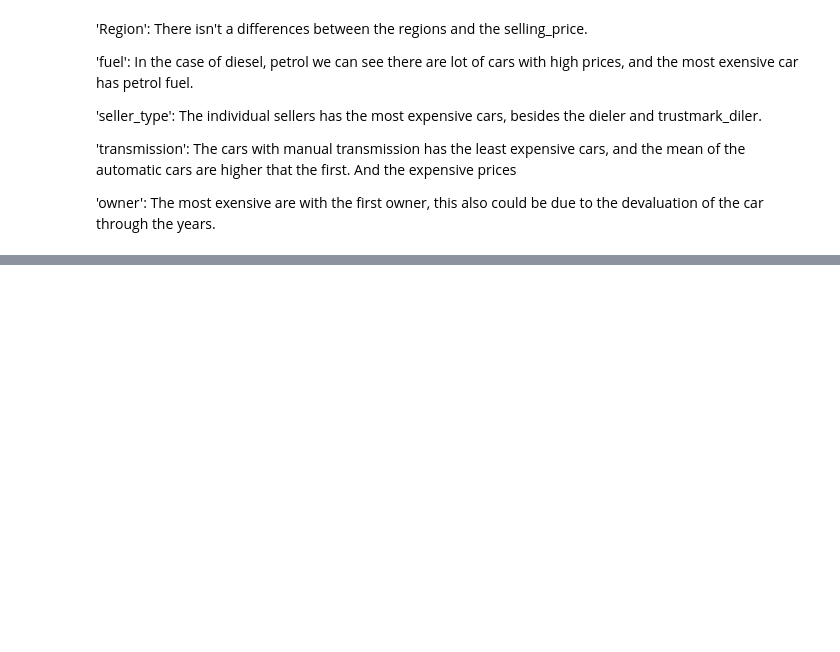
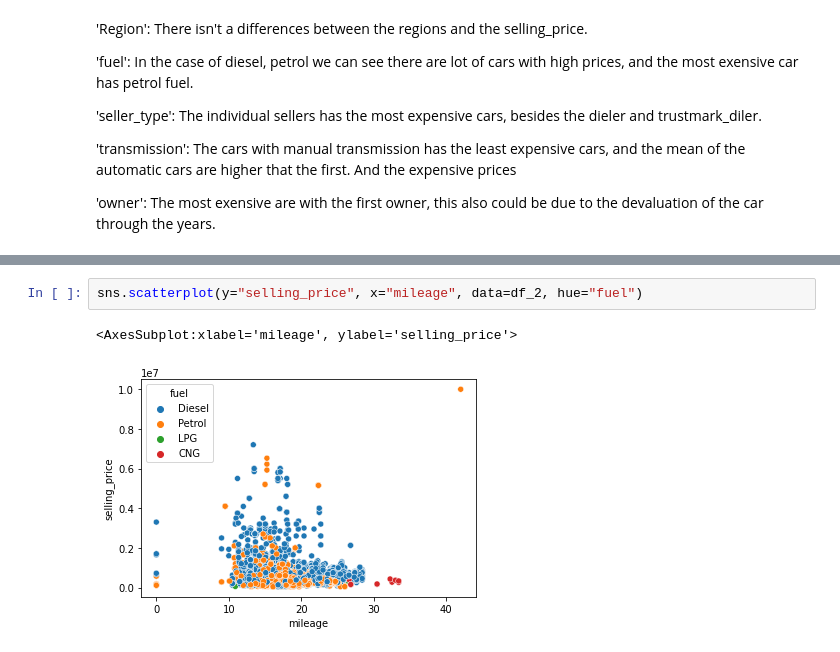
Before and after one commit to parivgabriela/DATA, a Jupyter notebook: car_selling_data/car_data.ipynb, the cells around one changed output, grey strips where cells are left out. Drawn from its saved outputs; the diff is of its cells as text; blank space fills up the shorter version.

```diff
--- a/car_selling_data/car_data.ipynb
+++ b/car_selling_data/car_data.ipynb
@@ -373,0 +381,5 @@ plt.legend(loc="lower right")
+# %%
+sns.scatterplot(y="selling_price", x="mileage", data=df_2, hue="fuel")
+# %% [output]
+<AxesSubplot:xlabel='mileage', ylabel='selling_price'>
+[figure, added]
```
Also changed, not shown: parts of 5 cells of this notebook.
